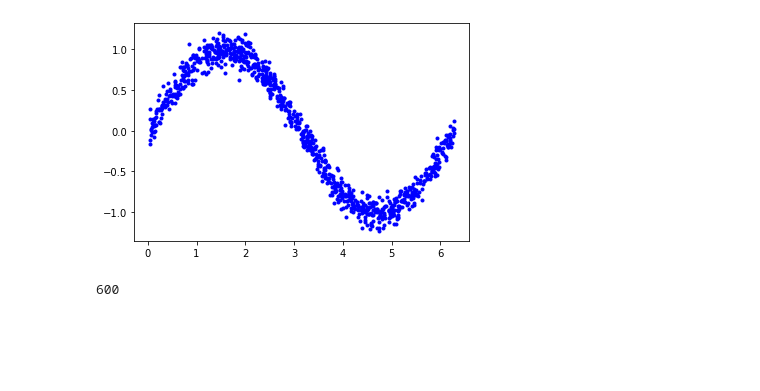
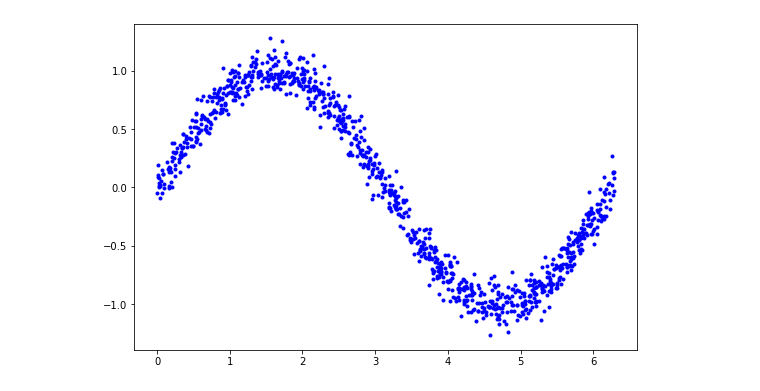
Before and after one commit to PabloJRW/TinyML-sineFunction, a Jupyter notebook: TinyML_Sin.ipynb, the cells around one changed output. Saved outputs shown, nothing was run; the diff lists cells and outputs as text; code cells hidden in the pictures; blank space fills up the shorter version.

```diff
--- a/TinyML_Sin.ipynb
+++ b/TinyML_Sin.ipynb
@@ -12,24 +14,26 @@ tf.random.set_seed(12)
 # %%
 
 x_values = np.random.uniform(low=0, high=2*math.pi, size=1000)
 
 # Shuffle the values
 
 # Calculate the corresponding sine values
 y_values = np.sin(x_values)
 # Adding noise
 y_values += 0.1 * np.random.randn(*y_values.shape)
 
 #
+plt.figure(figsize=(9,6))
 plt.plot(x_values, y_values, 'b.')
 plt.show()
 # %% [output]
-[figure, old version]
+[figure, new version]
 # %%
 # Splitting the data
-train_set = int(0.6 * len(x_values))
-test_set = int(0.2 * len(x_values) + train_set)
+train_size = int(0.6 * len(x_values))
+test_size = int(0.2 * len(x_values) + train_size)
 
-train_set
+X_train, X_val, X_test = np.split(x_values, [train_size, test_size])
+y_train, y_val, y_test = np.split(y_values, [train_size, test_size])
+
+assert (X_train.size + X_val.size + X_test.size) == len(x_values)
-# %% [output]
-600
```
Also changed, not shown: parts of 9 cells of this notebook.
